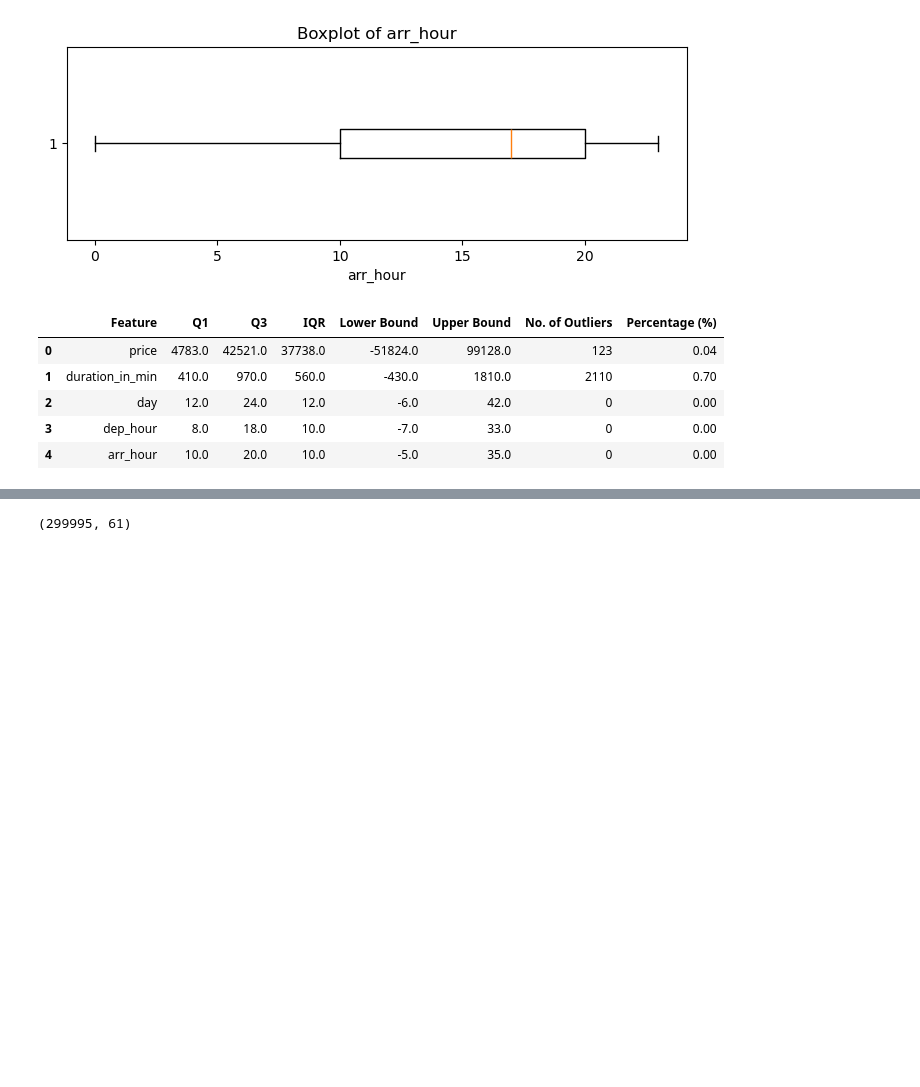
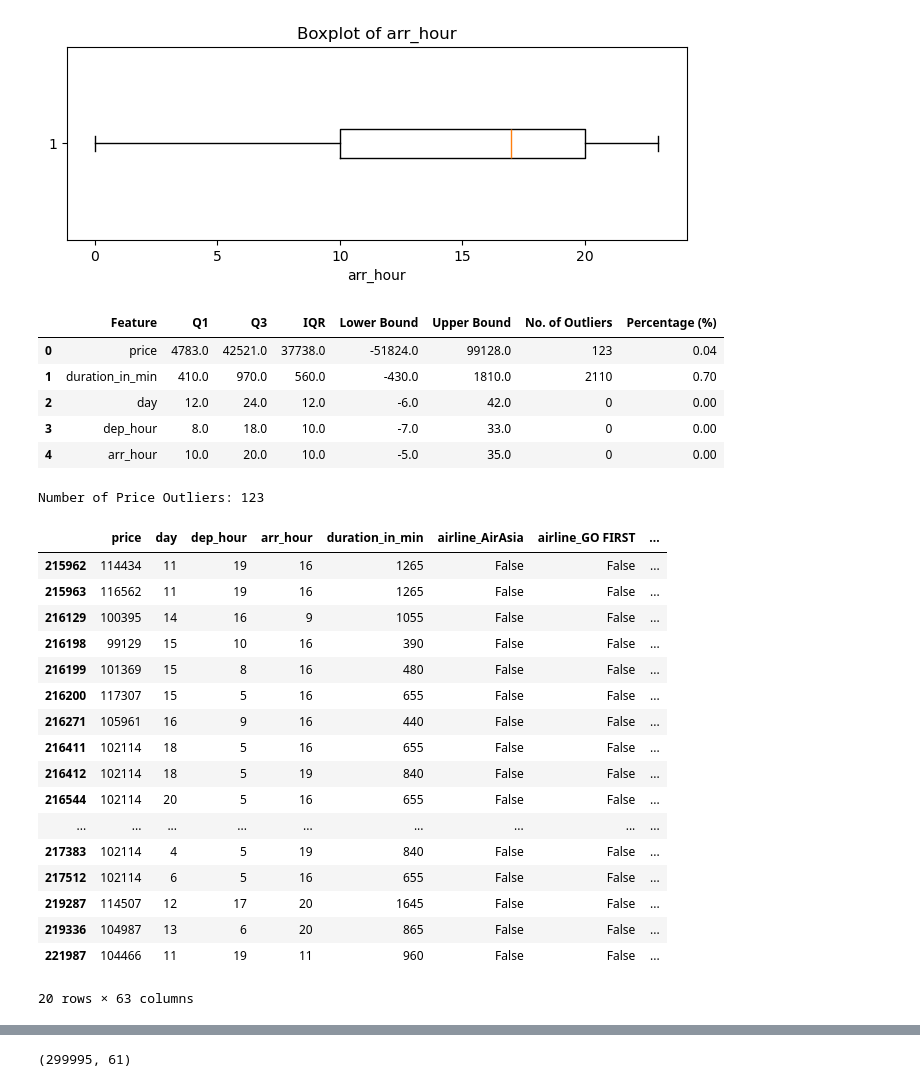
Before and after one commit to trishhh23/mldp, a Jupyter notebook: MLDP Program Codes Submission Template.ipynb, the cells around one changed output, grey strips where cells are left out. Cells and saved outputs as stored; diff of their text form; code cells hidden in the pictures; blank space fills up the shorter version.

```diff
--- a/MLDP Program Codes Submission Template.ipynb
+++ b/MLDP Program Codes Submission Template.ipynb
@@ -1324,3 +1324,30 @@ display(outlier_summary)
 | 2 | day | 12.0 | 24.0 | 12.0 | -6.0 | 42.0 | 0 | 0.00 |
 | 3 | dep_hour | 8.0 | 18.0 | 10.0 | -7.0 | 33.0 | 0 | 0.00 |
 | 4 | arr_hour | 10.0 | 20.0 | 10.0 | -5.0 | 35.0 | 0 | 0.00 |
+# %%
+price_upper = 99128
+
+price_outliers = df_encoded[df_encoded['price'] > price_upper]
+
+print("Number of Price Outliers:", len(price_outliers))
+price_outliers.head(20)
+# %% [output]
+Number of Price Outliers: 123
+|  | price | day | dep_hour | arr_hour | duration_in_min | airline_AirAsia | airline_GO FIRST | ... |
+| 215962 | 114434 | 11 | 19 | 16 | 1265 | False | False | ... |
+| 215963 | 116562 | 11 | 19 | 16 | 1265 | False | False | ... |
+| 216129 | 100395 | 14 | 16 | 9 | 1055 | False | False | ... |
+| 216198 | 99129 | 15 | 10 | 16 | 390 | False | False | ... |
+| 216199 | 101369 | 15 | 8 | 16 | 480 | False | False | ... |
+| 216200 | 117307 | 15 | 5 | 16 | 655 | False | False | ... |
+| 216271 | 105961 | 16 | 9 | 16 | 440 | False | False | ... |
+| 216411 | 102114 | 18 | 5 | 16 | 655 | False | False | ... |
+| 216412 | 102114 | 18 | 5 | 19 | 840 | False | False | ... |
+| 216544 | 102114 | 20 | 5 | 16 | 655 | False | False | ... |
+| ... | ... | ... | ... | ... | ... | ... | ... | ... |
+| 217383 | 102114 | 4 | 5 | 19 | 840 | False | False | ... |
+| 217512 | 102114 | 6 | 5 | 16 | 655 | False | False | ... |
+| 219287 | 114507 | 12 | 17 | 20 | 1645 | False | False | ... |
+| 219336 | 104987 | 13 | 6 | 20 | 865 | False | False | ... |
+| 221987 | 104466 | 11 | 19 | 11 | 960 | False | False | ... |
+20 rows × 63 columns
```
Also changed, not shown: parts of 24 cells of this notebook.
